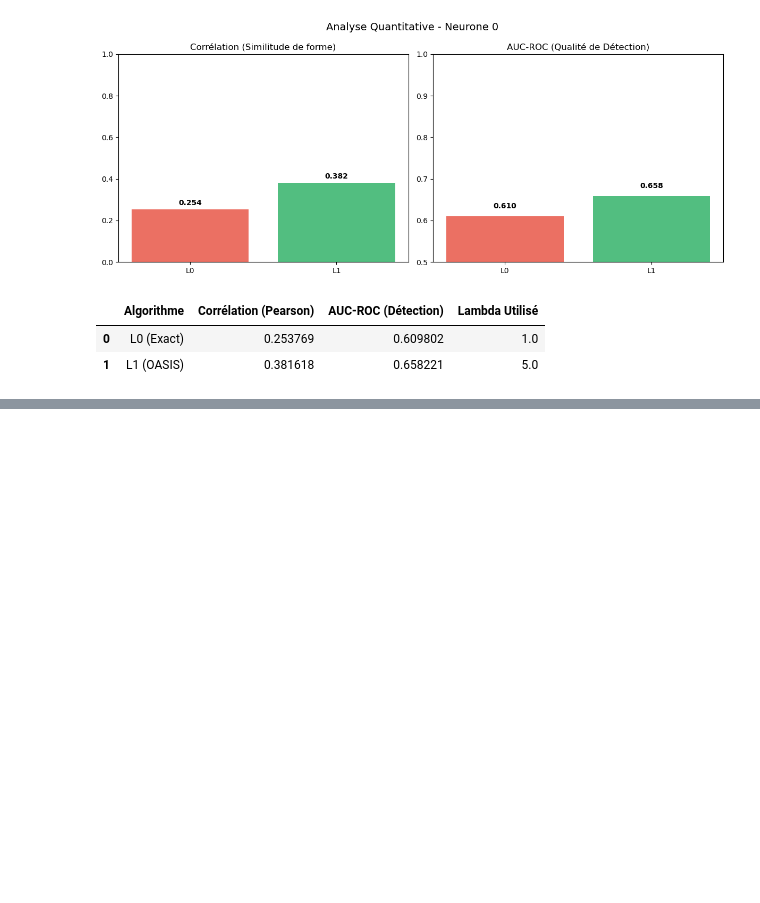
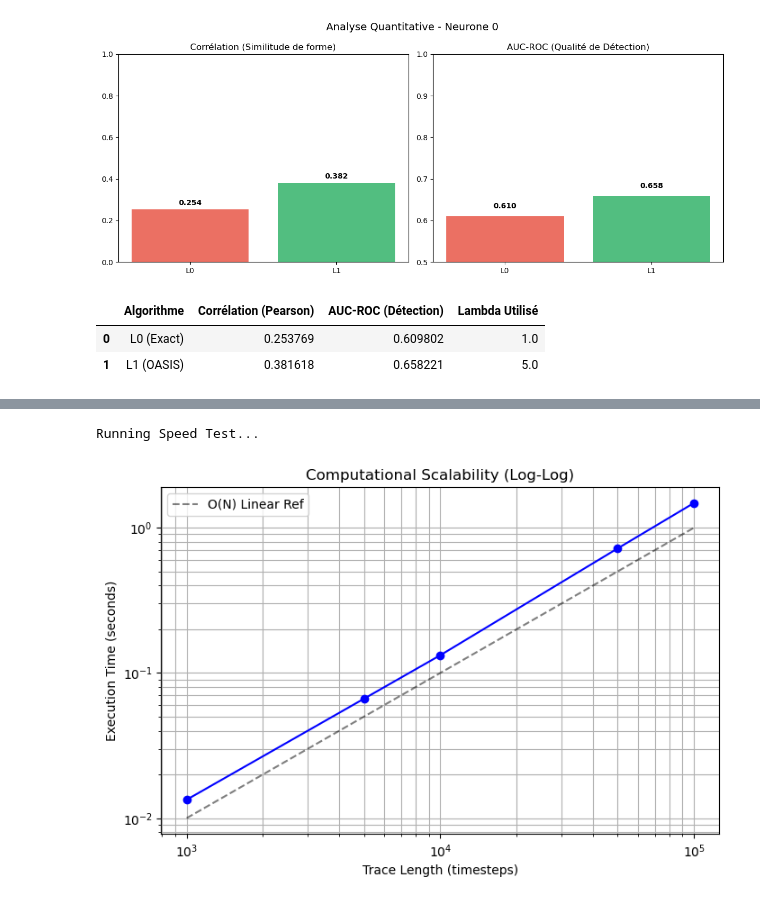
Before and after one commit to smsk-01/MVA-TimesSeries-Project, a Jupyter notebook: FastLZeroSpikeInference/python/FastLZeroSpikeInference/Projet-TS.ipynb, the cells around one changed output, grey strips where cells are left out. Drawn from its saved outputs; the diff is of its cells as text; code cells hidden in the pictures; blank space fills up the shorter version.

```diff
--- a/FastLZeroSpikeInference/python/FastLZeroSpikeInference/Projet-TS.ipynb
+++ b/FastLZeroSpikeInference/python/FastLZeroSpikeInference/Projet-TS.ipynb
@@ -700,0 +1146,37 @@ display(stats)
+# %%
+def run_speed_test(df_calcium):
+    # Concatenate data to make a super long trace
+    long_trace = np.concatenate([df_calcium.iloc[:, 0].dropna().values] * 10) # ~10x length
+    gamma = 0.98
+
+    lengths = [1000, 5000, 10000, 50000, 100000]
+    times_l0 = []
+
+    print("Running Speed Test...")
+    for N in lengths:
+        if N > len(long_trace): break
+        y_sub = long_trace[:N]
+
+        start = time.time()
+        _ = fast.estimate_spikes(y_sub, gamma, 1.0, True)
+        end = time.time()
+        times_l0.append(end - start)
+
+    # Plot
+    plt.figure(figsize=(8, 5))
+    plt.plot(lengths, times_l0, 'o-', color='blue')
+    plt.plot(lengths, [x/100000 for x in lengths], 'k--', alpha=0.5, label='O(N) Linear Ref')
+    plt.xscale('log')
+    plt.yscale('log')
+    plt.title('Computational Scalability (Log-Log)')
+    plt.xlabel('Trace Length (timesteps)')
+    plt.ylabel('Execution Time (seconds)')
+    plt.grid(True, which="both", ls="-")
+    plt.legend()
+    plt.show()
+
+
+run_speed_test(df_train_calcium)
+# %% [output]
+Running Speed Test...
+[figure, added]
```
Also changed, not shown: parts of 18 cells of this notebook.
